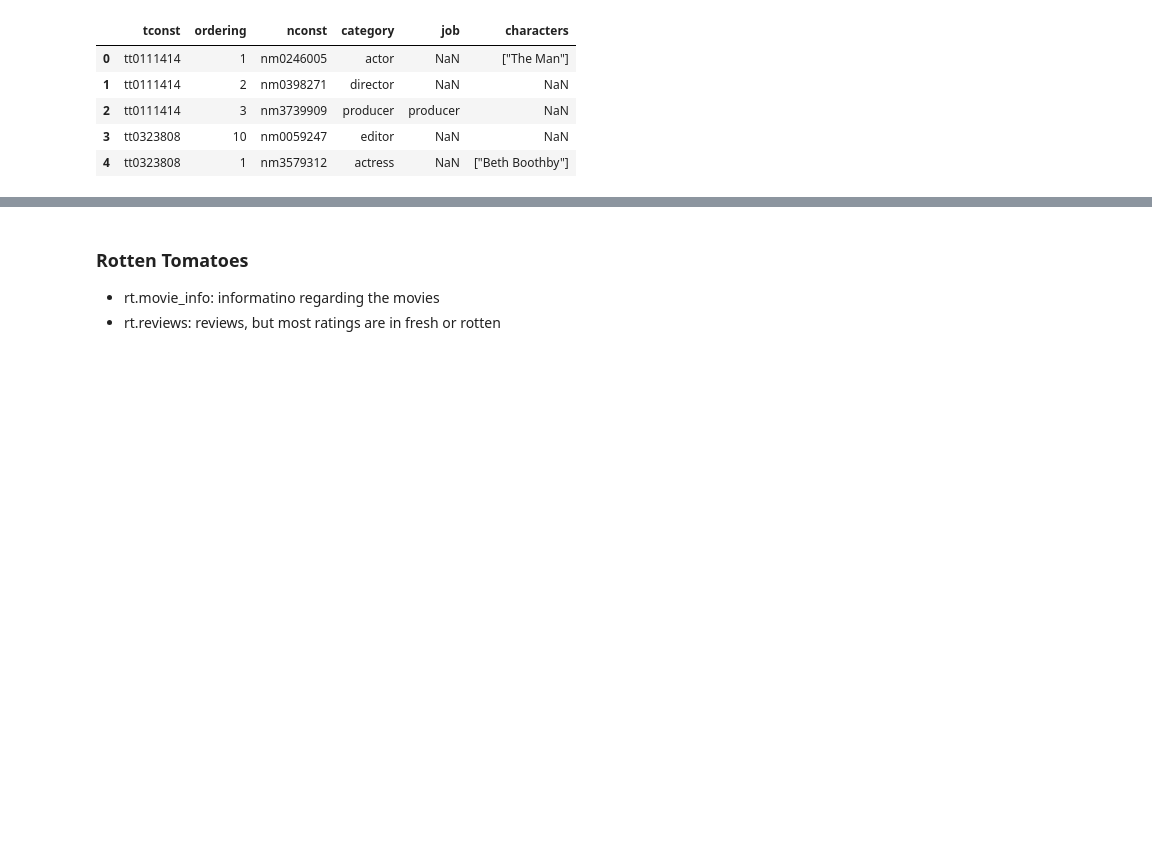
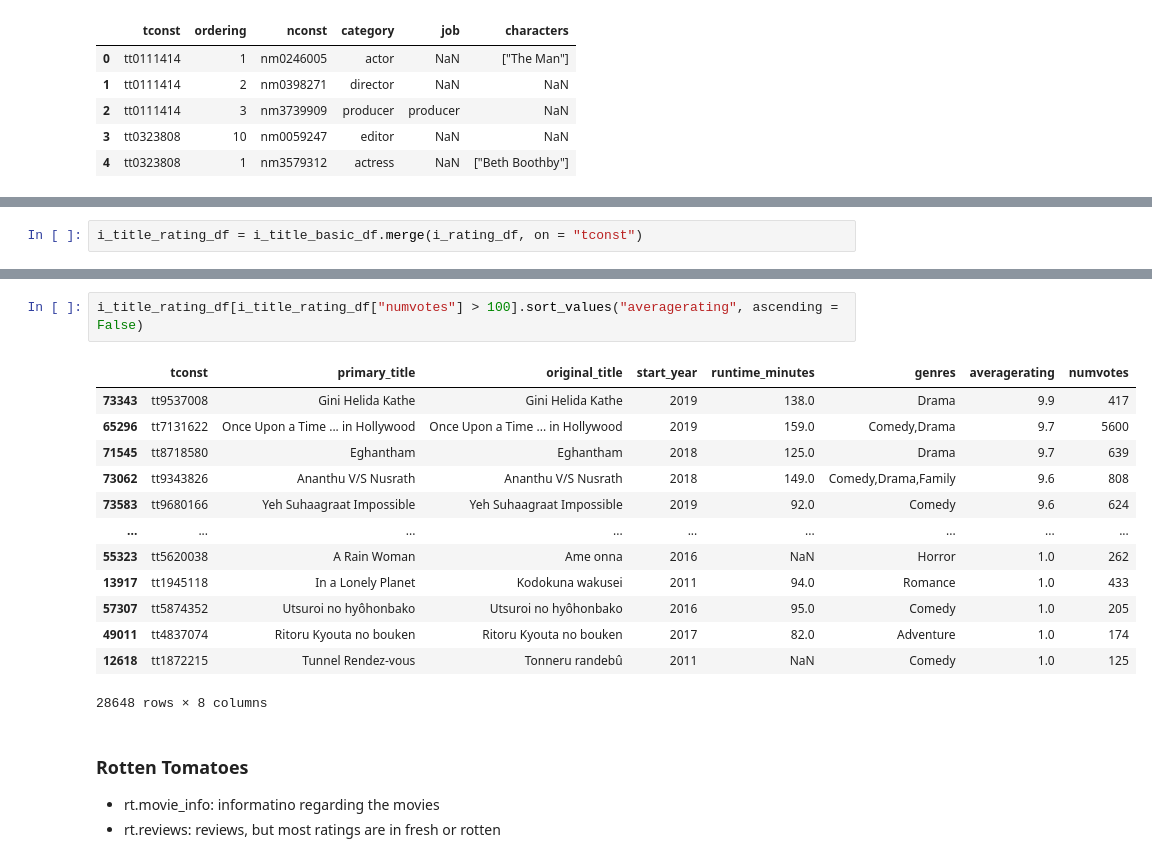
Before and after one commit to yunghanjeong/091420NYCDS_P1_G2_Project, a Jupyter notebook: prelim_dea_yung.ipynb, the cells around one changed output, grey strips where cells are left out. Cells and saved outputs as stored; diff of their text form; blank space fills up the shorter version.

```diff
--- a/prelim_dea_yung.ipynb
+++ b/prelim_dea_yung.ipynb
@@ -132,0 +195,2 @@ i_rating_df.head()
+# %%
+i_title_rating_df = i_title_basic_df.merge(i_rating_df, on = "tconst")
@@ -133,3 +224,19 @@ i_rating_df.head()
+# %%
+i_title_rating_df[i_title_rating_df["numvotes"] > 100].sort_values("averagerating", ascending = False)
+# %% [output]
+|  | tconst | primary_title | original_title | start_year | runtime_minutes | genres | averagerating | numvotes |
+| 73343 | tt9537008 | Gini Helida Kathe | Gini Helida Kathe | 2019 | 138.0 | Drama | 9.9 | 417 |
+| 65296 | tt7131622 | Once Upon a Time ... in Hollywood | Once Upon a Time ... in Hollywood | 2019 | 159.0 | Comedy,Drama | 9.7 | 5600 |
+| 71545 | tt8718580 | Eghantham | Eghantham | 2018 | 125.0 | Drama | 9.7 | 639 |
+| 73062 | tt9343826 | Ananthu V/S Nusrath | Ananthu V/S Nusrath | 2018 | 149.0 | Comedy,Drama,Family | 9.6 | 808 |
+| 73583 | tt9680166 | Yeh Suhaagraat Impossible | Yeh Suhaagraat Impossible | 2019 | 92.0 | Comedy | 9.6 | 624 |
+| ... | ... | ... | ... | ... | ... | ... | ... | ... |
+| 55323 | tt5620038 | A Rain Woman | Ame onna | 2016 | NaN | Horror | 1.0 | 262 |
+| 13917 | tt1945118 | In a Lonely Planet | Kodokuna wakusei | 2011 | 94.0 | Romance | 1.0 | 433 |
+| 57307 | tt5874352 | Utsuroi no hyôhonbako | Utsuroi no hyôhonbako | 2016 | 95.0 | Comedy | 1.0 | 205 |
+| 49011 | tt4837074 | Ritoru Kyouta no bouken | Ritoru Kyouta no bouken | 2017 | 82.0 | Adventure | 1.0 | 174 |
+| 12618 | tt1872215 | Tunnel Rendez-vous | Tonneru randebû | 2011 | NaN | Comedy | 1.0 | 125 |
+28648 rows × 8 columns
 # %% [markdown]
 ### Rotten Tomatoes
 
```
Also changed, not shown: parts of 59 cells of this notebook.
